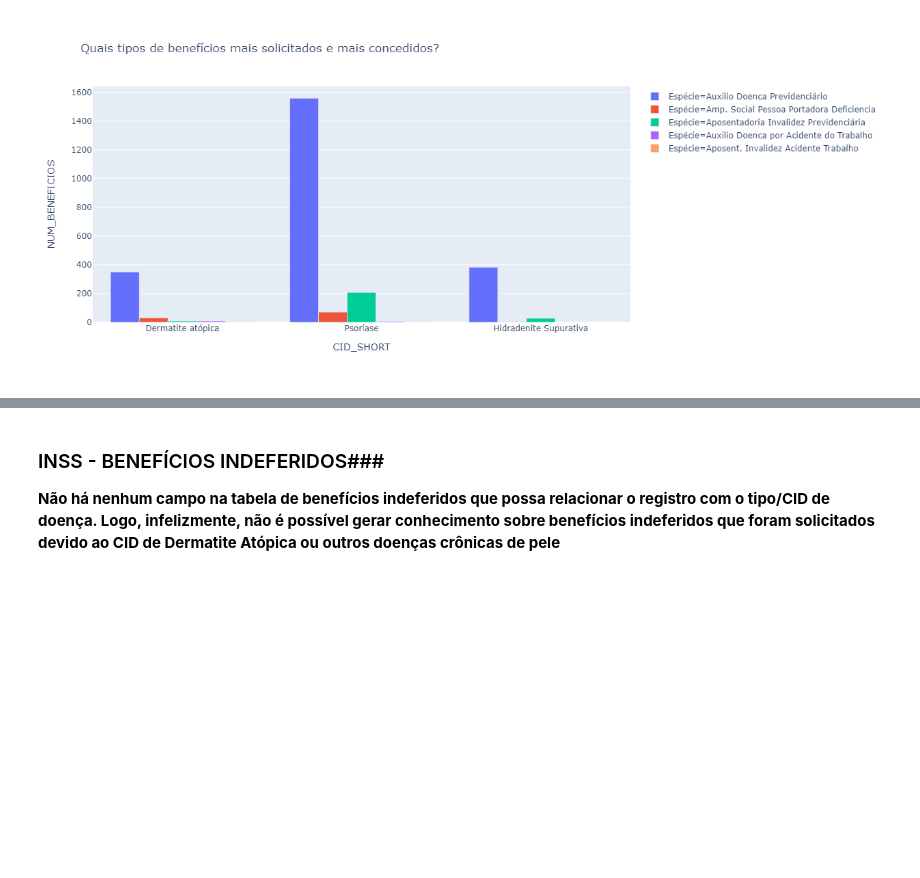
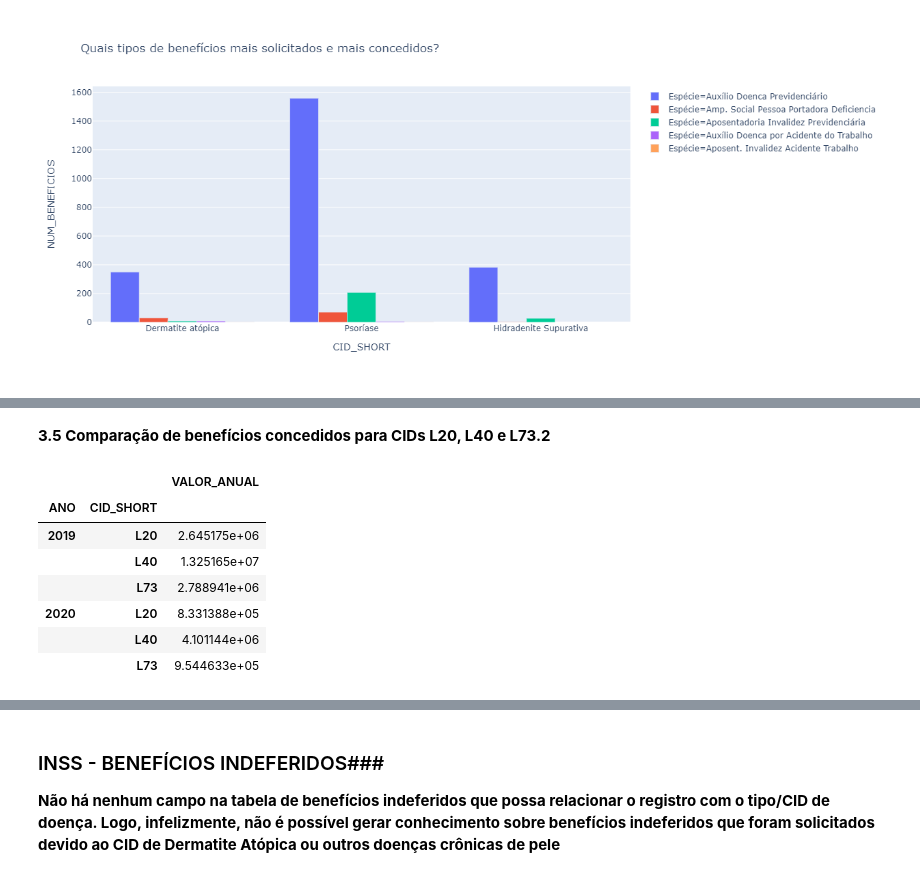
Before and after one commit to DaniloGouvea/datathon-dermatite-atopica, a Jupyter notebook: dermatite_inss.ipynb, the cells around one changed output, grey strips where cells are left out. Cells and saved outputs as stored; diff of their text form; code cells hidden in the pictures; blank space fills up the shorter version.

Commit message:
Add cost comparison L20 x L40 x L73.2

```diff
--- a/dermatite_inss.ipynb
+++ b/dermatite_inss.ipynb
@@ -125,3 +126,6 @@ df = df_concedidos[(df_concedidos.CID.str[:3].isin(['L20', 'L40'])) | (df_conced
+# %%
+# Cast 'ANO' as 'object'
+df['ANO'] = df['ANO'].astype('string')
 # %%
 df.head(2)
 # %% [output]
@@ -248,0 +256,23 @@ px.bar(mask_benefits.reset_index(),x='CID_SHORT',y='NUM_BENEFICIOS',color='Espé
+# %%
+# Salário Mínimo (SM)
+SM = {'2019': 998.0,
+      '2020': 1045.0,
+      '2021': 1100.0}
+
+# Create columns SM
+df['SM'] = df.ANO.map(SM)
+# %%
+# Duração de cada benefício em meses
+duration = {
+    'Auxílio Doenca Previdenciário': 6,
+    'Amp. Social Pessoa Portadora Deficiencia': 12,
+    'Aposentadoria Invalidez Previdenciária': 12,
+    'Auxílio Doenca por Acidente do Trabalho': 6,
+    'Aposent. Invalidez Acidente Trabalho': 12
+}
+# %%
+# Meses de benefício
+df['DURAÇÃO_BENEFÍCIO'] = df['Espécie'].map(duration)
+
+# Valor anual de benefício
+df['VALOR_ANUAL'] = df['Qt SM RMI'] * df['SM'] * df['DURAÇÃO_BENEFÍCIO']
@@ -248,0 +299,14 @@ px.bar(mask_benefits.reset_index(),x='CID_SHORT',y='NUM_BENEFICIOS',color='Espé
+# %% [markdown]
+**3.5 Comparação de benefícios concedidos para CIDs L20, L40 e L73.2**
+# %%
+comparison_cost = df.groupby(['ANO', 'CID_SHORT'])[['VALOR_ANUAL']].sum()
+comparison_cost
+# %% [output]
+|  |  | VALOR_ANUAL |
+| ANO | CID_SHORT |  |
+| 2019 | L20 | 2.645175e+06 |
+|  | L40 | 1.325165e+07 |
+|  | L73 | 2.788941e+06 |
+| 2020 | L20 | 8.331388e+05 |
+|  | L40 | 4.101144e+06 |
+|  | L73 | 9.544633e+05 |
```
Also changed, not shown: parts of 12 cells of this notebook.
